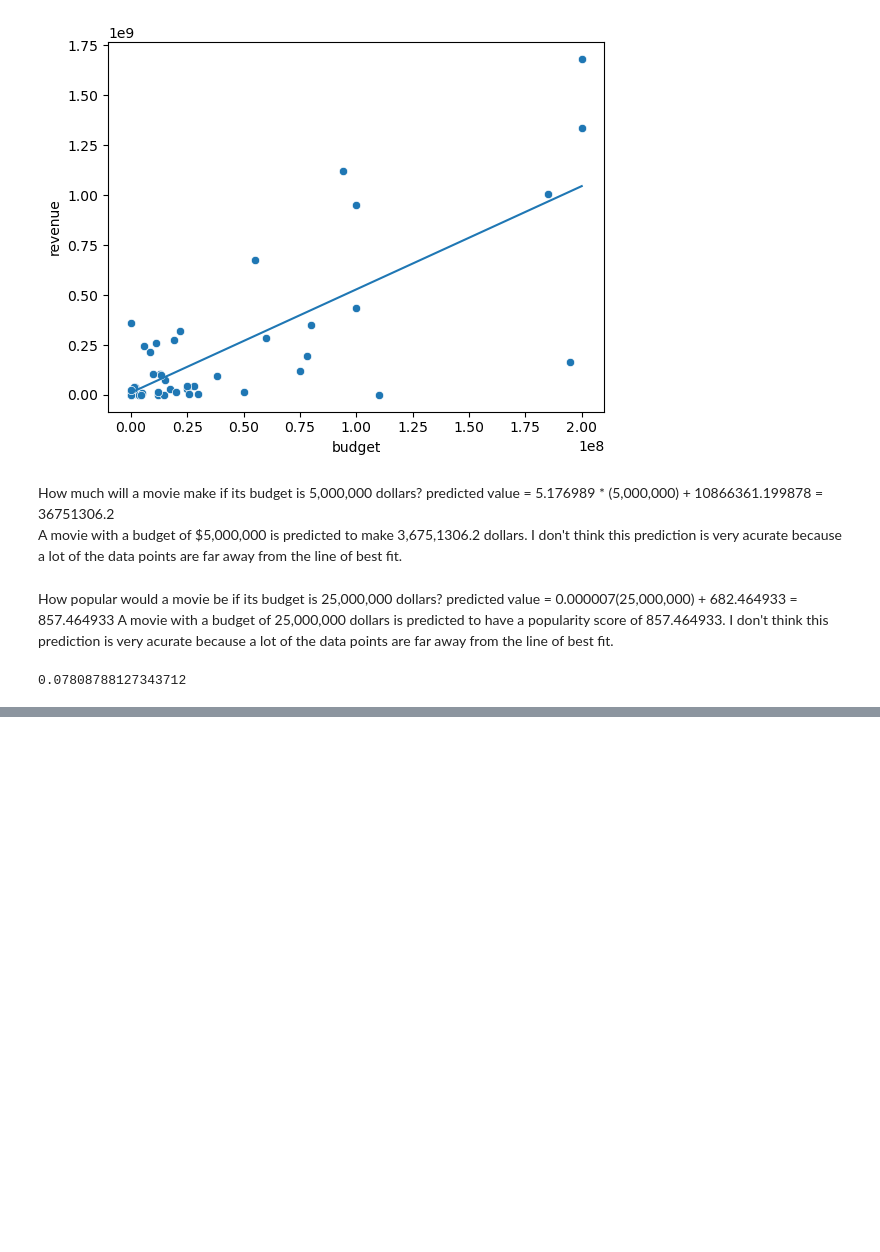
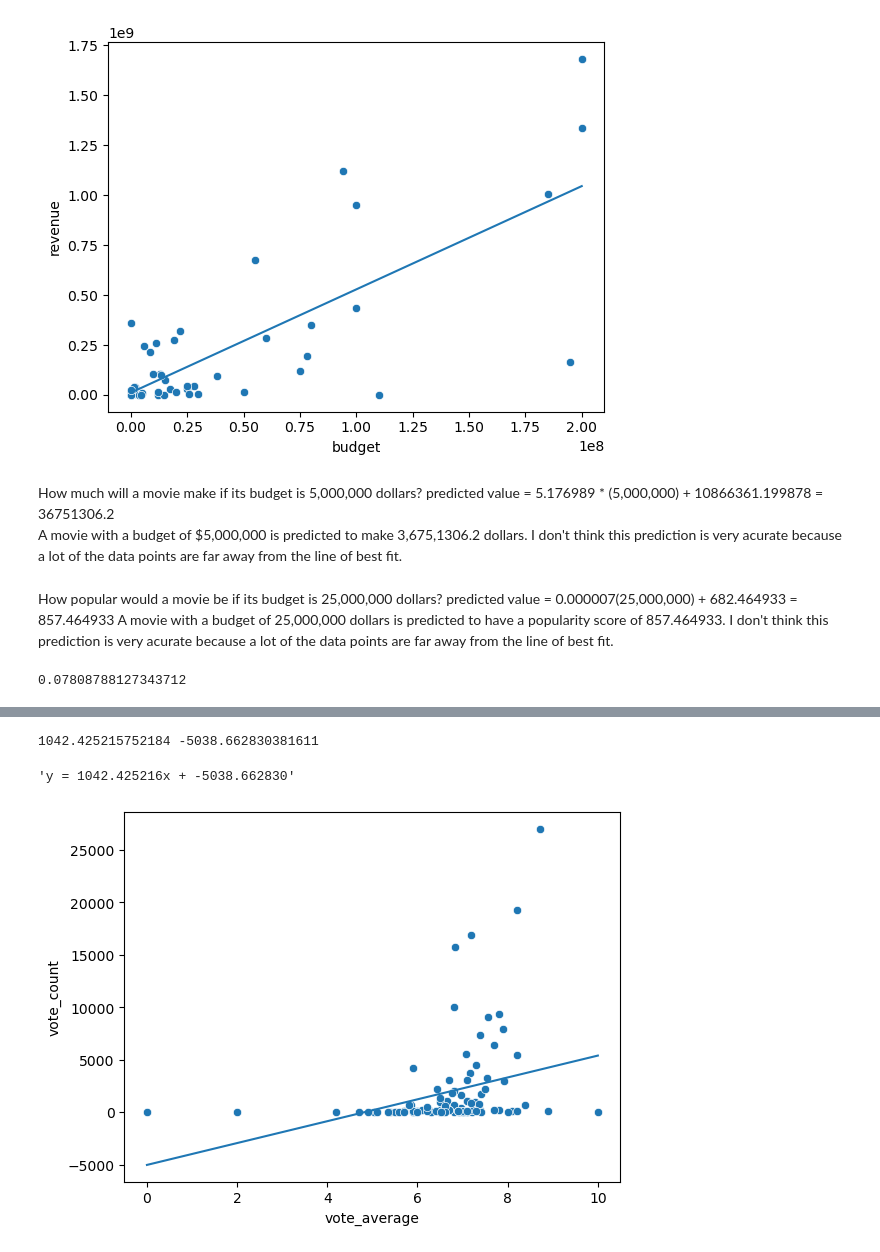
Before and after one commit to Rain0rShine/Artificial-Intelligence, a Jupyter notebook: Semester 1/Movies/Movies.ipynb, the cells around one changed output, grey strips where cells are left out. Saved outputs shown, nothing was run; the diff lists cells and outputs as text; code cells hidden in the pictures; blank space fills up the shorter version.

```diff
--- a/Semester 1/Movies/Movies.ipynb
+++ b/Semester 1/Movies/Movies.ipynb
@@ -3,6 +3,18 @@ import pandas as pd
 import seaborn as sns
 import requests
 import matplotlib.pyplot as plt
+# %%
+def lsrl(data, expl, resp):
+    m = data[expl].corr(data[resp]) * (data[resp].std() / data[expl].std())
+    b = (data[resp].mean() - m * data[expl].mean())
+    print(m , b)
+    linearData = [data[expl].min(), m * data[expl].min() + b], [data[expl].max(), m * data[expl].max() + b]
+    linearDf = pd.DataFrame(linearData, columns=['explanatory', 'response'])
+    linearDf.head()
+    sns.scatterplot(data= data, x= expl, y= resp)
+    sns.lineplot(data = linearDf, x = 'explanatory', y = 'response')
+    #return ("y =" + m + "x +" + b)
+    return f"y = {m:f}x + {b:f}"
 # %%
 # Now Playing Endpoint
 url = "https://api.themoviedb.org/3/movie/now_playing?language=en-US&page=1"
@@ -342,0 +332,4 @@ memory usage: 77.2+ KB
+# %%
+print(len(action), len(romance))
+action = action[:100]
+romance = romance[:100]
@@ -342,0 +363,6 @@ memory usage: 77.2+ KB
+# %%
+lsrl(action, "vote_average", "vote_count")
+# %% [output]
+1042.425215752184 -5038.662830381611
+'y = 1042.425216x + -5038.662830'
+[figure, added]
```
Also changed, not shown: parts of 17 cells of this notebook.
